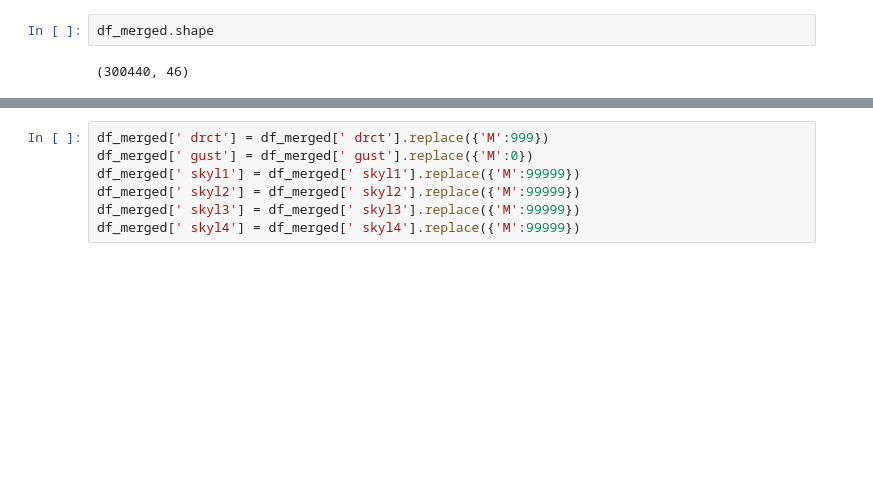
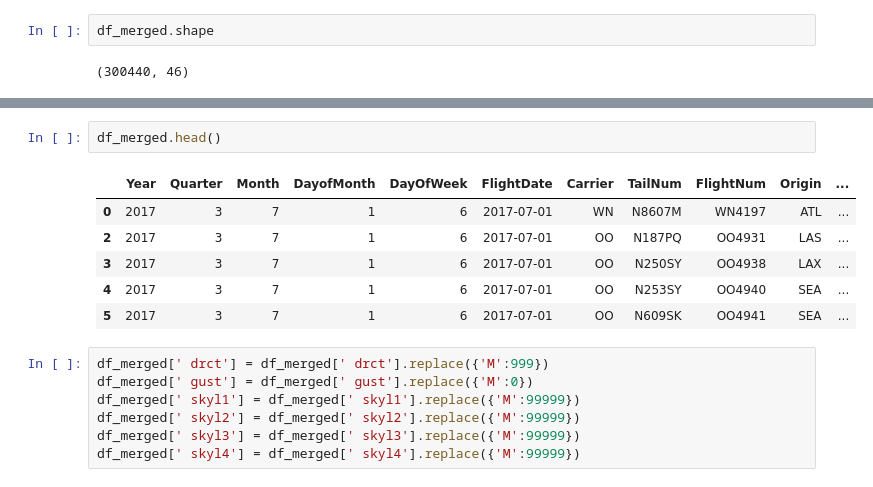
Before and after one commit to cuthlo/springboard, a Jupyter notebook: capstone_project1/Data_Cleaning_and_Wrangling.ipynb, the cells around one changed output, grey strips where cells are left out. Cells and saved outputs as stored; diff of their text form; blank space fills up the shorter version.

```diff
--- a/capstone_project1/Data_Cleaning_and_Wrangling.ipynb
+++ b/capstone_project1/Data_Cleaning_and_Wrangling.ipynb
@@ -249,3 +220,12 @@ df_merged.iloc[0:50,:]
+# %%
+df_merged.head()
+# %% [output]
+|  | Year | Quarter | Month | DayofMonth | DayOfWeek | FlightDate | Carrier | TailNum | FlightNum | Origin | ... |
+| 0 | 2017 | 3 | 7 | 1 | 6 | 2017-07-01 | WN | N8607M | WN4197 | ATL | ... |
+| 2 | 2017 | 3 | 7 | 1 | 6 | 2017-07-01 | OO | N187PQ | OO4931 | LAS | ... |
+| 3 | 2017 | 3 | 7 | 1 | 6 | 2017-07-01 | OO | N250SY | OO4938 | LAX | ... |
+| 4 | 2017 | 3 | 7 | 1 | 6 | 2017-07-01 | OO | N253SY | OO4940 | SEA | ... |
+| 5 | 2017 | 3 | 7 | 1 | 6 | 2017-07-01 | OO | N609SK | OO4941 | SEA | ... |
 # %%
 df_merged[' drct'] = df_merged[' drct'].replace({'M':999})
 df_merged[' gust'] = df_merged[' gust'].replace({'M':0})
```
Also changed, not shown: parts of 8 cells of this notebook.
